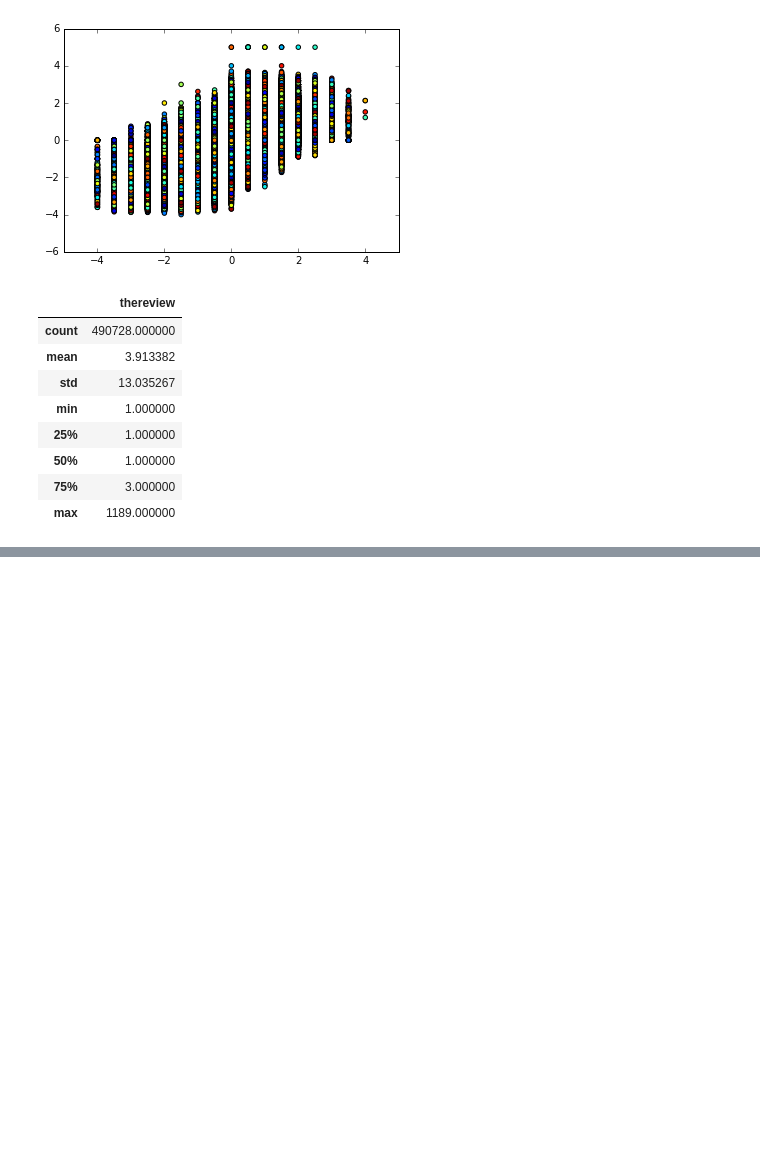
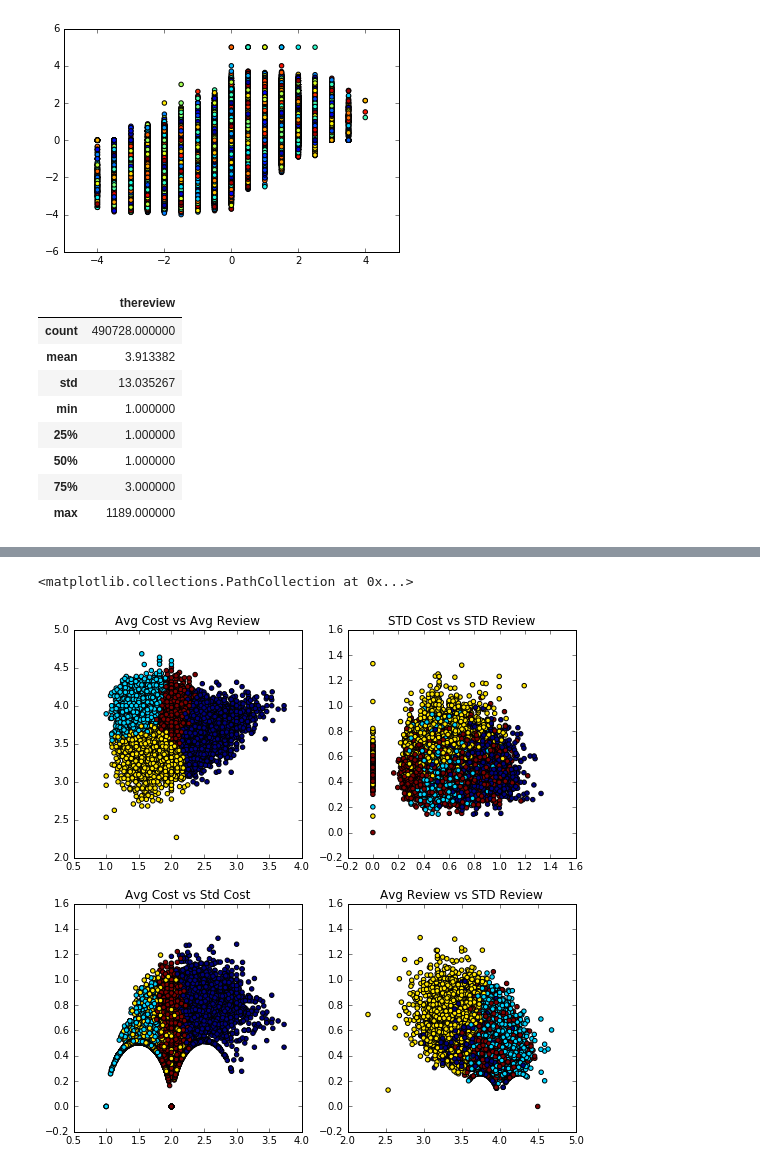
Before and after one commit to jfried23/InsightProject, a Jupyter notebook: yelp/prelim1.ipynb, the cells around one changed output, grey strips where cells are left out. Drawn from its saved outputs; the diff is of its cells as text; code cells hidden in the pictures; blank space fills up the shorter version.

```diff
--- a/yelp/prelim1.ipynb
+++ b/yelp/prelim1.ipynb
@@ -108,0 +140,19 @@ review_data.groupby('uid').agg({'thereview':len}).describe()
+# %%
+clst = cluster.k_means(df, 4)
+
+plt.figure(figsize=(9,9))
+plt.subplot(221)
+plt.title('Avg Cost vs Avg Review')
+plt.scatter(df.avgcost, df.avgreview, c=clst[1])
+plt.subplot(222)
+plt.title('STD Cost vs STD Review')
+plt.scatter(df.stdcost, df.stdreview, c=clst[1])
+plt.subplot(223)
+plt.title('Avg Cost vs Std Cost')
+plt.scatter(df.avgcost, df.stdcost, c=clst[1])
+plt.subplot(224)
+plt.title('Avg Review vs STD Review')
+plt.scatter(df.avgreview, df.stdreview, c=clst[1])
+# %% [output]
+<matplotlib.collections.PathCollection at 0x...>
+[figure, added]
```
Also changed, not shown: parts of 12 cells of this notebook, 2 other files.
